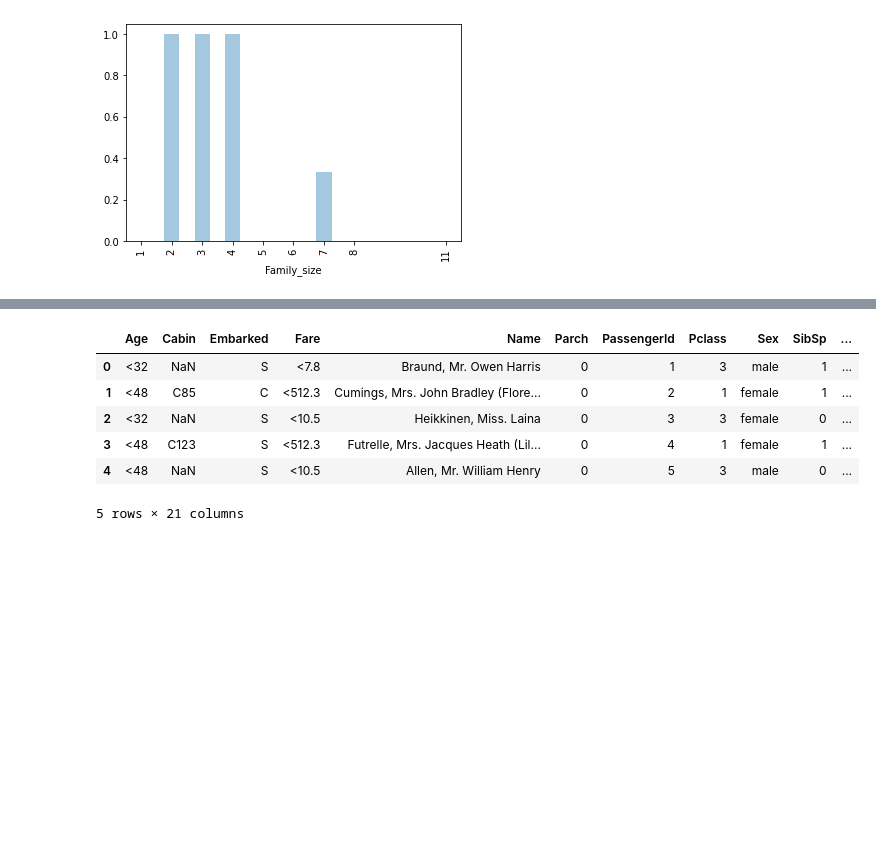
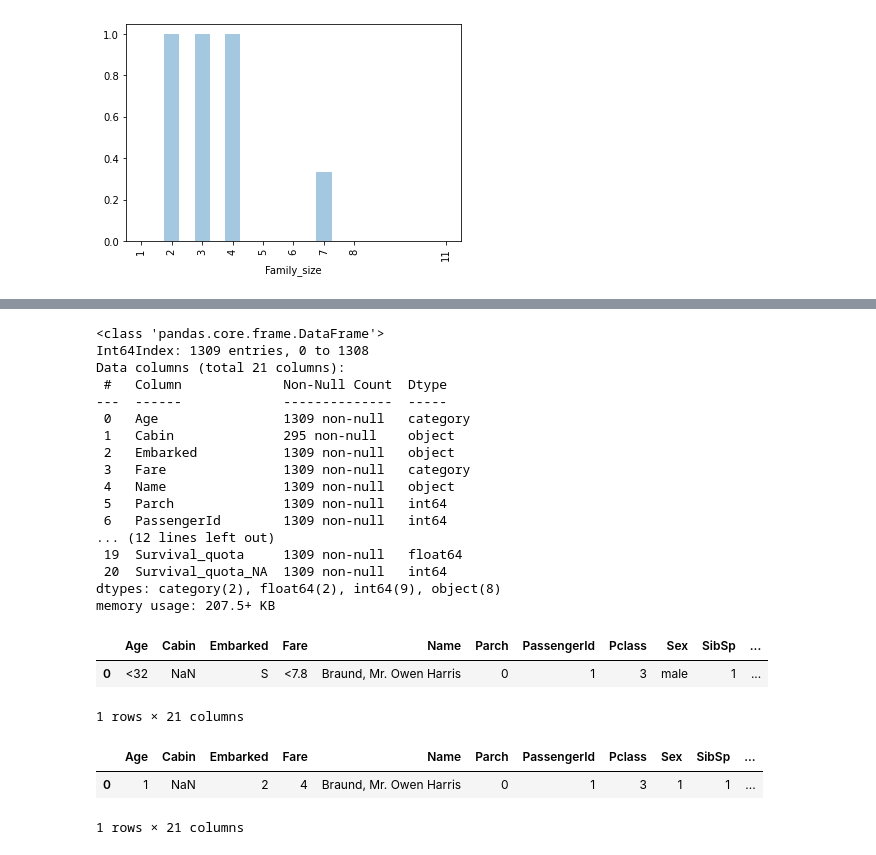
Before and after one commit to johnhhu2020/Kaggle-Machine-Learning-Feature-Engineering, a Jupyter notebook: 87%_Titanic_MachineLearning.ipynb, the cells around one changed output, grey strips where cells are left out. Cells and saved outputs as stored; diff of their text form; code cells hidden in the pictures; blank space fills up the shorter version.

```diff
--- a/87%_Titanic_MachineLearning.ipynb
+++ b/87%_Titanic_MachineLearning.ipynb
@@ -1159,10 +1062,26 @@ df_all['Survival_quota']=df_all['Survival_quota'].fillna(0)
+# %%
+df_all.info()
+# %% [output]
+<class 'pandas.core.frame.DataFrame'>
+Int64Index: 1309 entries, 0 to 1308
+Data columns (total 21 columns):
+ #   Column             Non-Null Count  Dtype
+---  ------             --------------  -----
+ 0   Age                1309 non-null   category
+ 1   Cabin              295 non-null    object
+ 2   Embarked           1309 non-null   object
+ 3   Fare               1309 non-null   category
+ 4   Name               1309 non-null   object
+ 5   Parch              1309 non-null   int64
+ 6   PassengerId        1309 non-null   int64
+... (12 lines left out)
+ 19  Survival_quota     1309 non-null   float64
+ 20  Survival_quota_NA  1309 non-null   int64
+dtypes: category(2), float64(2), int64(9), object(8)
+memory usage: 207.5+ KB
 # %%
-df_all.head(5)
+df_all.head(1)
 # %% [output]
 |  | Age | Cabin | Embarked | Fare | Name | Parch | PassengerId | Pclass | Sex | SibSp | ... |
 | 0 | <32 | NaN | S | <7.8 | Braund, Mr. Owen Harris | 0 | 1 | 3 | male | 1 | ... |
-| 1 | <48 | C85 | C | <512.3 | Cumings, Mrs. John Bradley (Flore... | 0 | 2 | 1 | female | 1 | ... |
-| 2 | <32 | NaN | S | <10.5 | Heikkinen, Miss. Laina | 0 | 3 | 3 | female | 0 | ... |
-| 3 | <48 | C123 | S | <512.3 | Futrelle, Mrs. Jacques Heath (Lil... | 0 | 4 | 1 | female | 1 | ... |
-| 4 | <48 | NaN | S | <10.5 | Allen, Mr. William Henry | 0 | 5 | 3 | male | 0 | ... |
-5 rows × 21 columns
+1 rows × 21 columns
@@ -1169 +1097,7 @@ df_all.head(5)
+# %%
+df_all.head(1)
+# %% [output]
+|  | Age | Cabin | Embarked | Fare | Name | Parch | PassengerId | Pclass | Sex | SibSp | ... |
+| 0 | 1 | NaN | 2 | 4 | Braund, Mr. Owen Harris | 0 | 1 | 3 | 1 | 1 | ... |
+1 rows × 21 columns
 # %%
```
Also changed, not shown: parts of 35 cells of this notebook.
